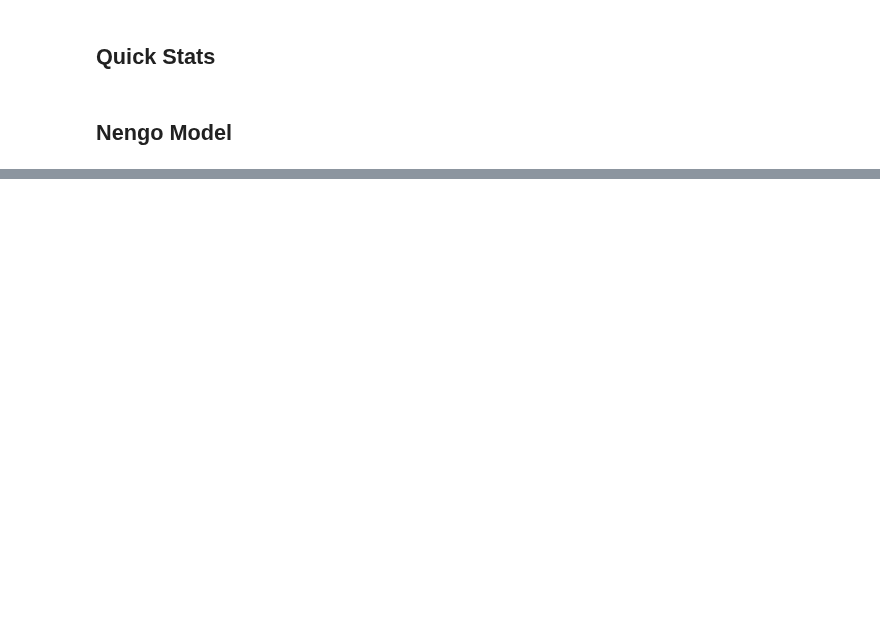
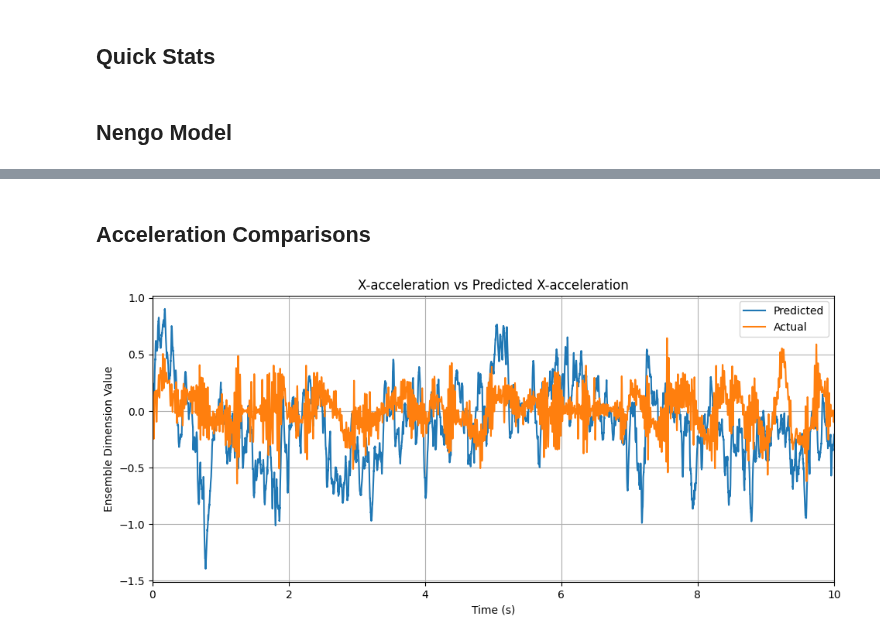
Before and after one commit to WAT-ai/BCI-Signal-Decoding, a Jupyter notebook: src/NengoDecodingModel/main.ipynb, the cells around one changed output, grey strips where cells are left out. Saved outputs shown, nothing was run; the diff lists cells and outputs as text; code cells hidden in the pictures; blank space fills up the shorter version.

```diff
--- a/src/NengoDecodingModel/main.ipynb
+++ b/src/NengoDecodingModel/main.ipynb
@@ -183,0 +194,15 @@ pl.grid()
+# %% [markdown]
+## Acceleration Comparisons
+# %%
+fig, pl = plt.subplots(1, 1)
+fig.subplots_adjust(right=1.5)
+pl.plot(sim.trange(), sim.data[p_post][:, 2])
+pl.plot(sim.trange(), test_kinematic[2, 0:len(sim.trange())]/acceleration_scale)
+pl.set_title("X-acceleration vs Predicted X-acceleration")
+pl.set_xlim((0,np.max(sim.trange())))
+pl.set_xlabel("Time (s)")
+pl.set_ylabel("Ensemble Dimension Value")
+pl.legend(["Predicted", "Actual"])
+pl.grid()
+# %% [output]
+[figure, added]
```
Also changed, not shown: parts of 11 cells of this notebook.
